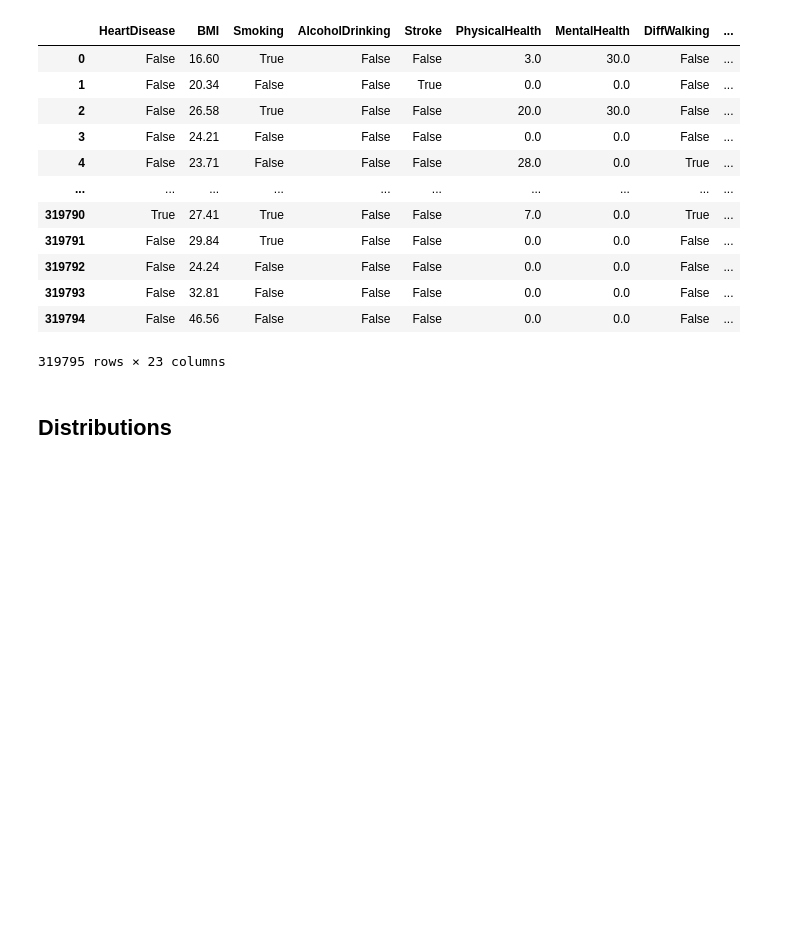
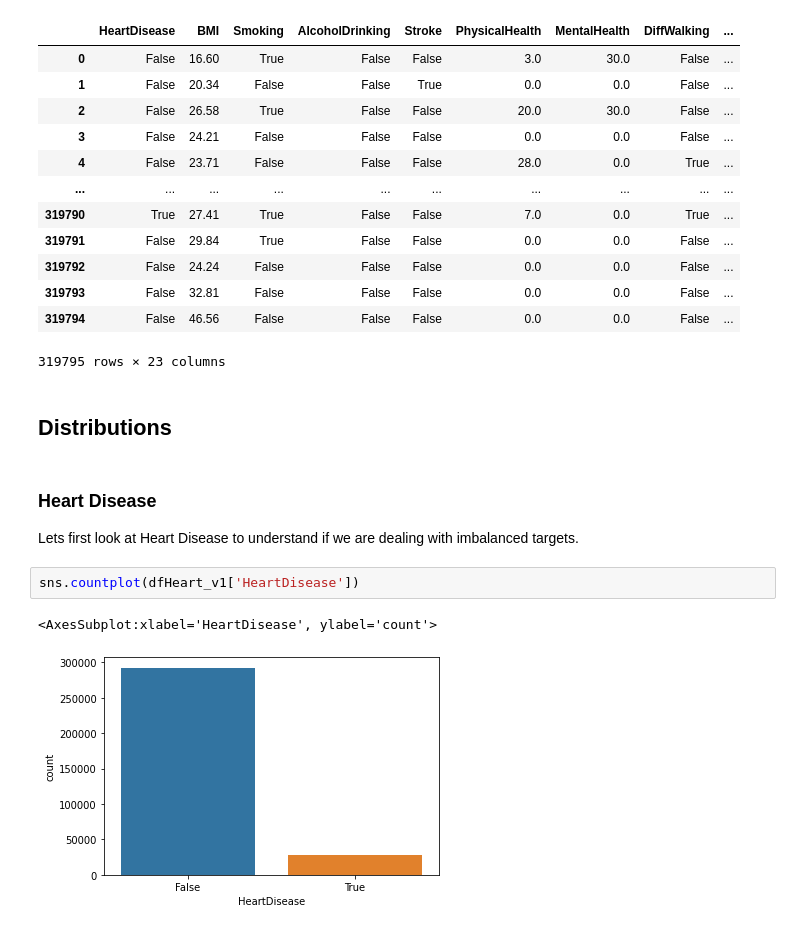
Before and after one commit to Portugapt/AAA-Explainability, a Jupyter notebook: source/1_preprocessing/1_heart-preprocess.ipynb, the cells around one changed output. Cells and saved outputs as stored; diff of their text form; blank space fills up the shorter version.

Commit message:
update heart notebook

```diff
--- a/source/1_preprocessing/1_heart-preprocess.ipynb
+++ b/source/1_preprocessing/1_heart-preprocess.ipynb
@@ -235,3 +238,12 @@ dfHeart_v1.drop(columns=['Race'])
 319795 rows × 23 columns
 # %% [markdown]
 ## Distributions
+# %% [markdown]
+### Heart Disease
+
+Lets first look at Heart Disease to understand if we are dealing with imbalanced targets.
+# %%
+sns.countplot(dfHeart_v1['HeartDisease'])
+# %% [output]
+<AxesSubplot:xlabel='HeartDisease', ylabel='count'>
+[figure, added]
```
Also changed, not shown: parts of 3 cells of this notebook.
